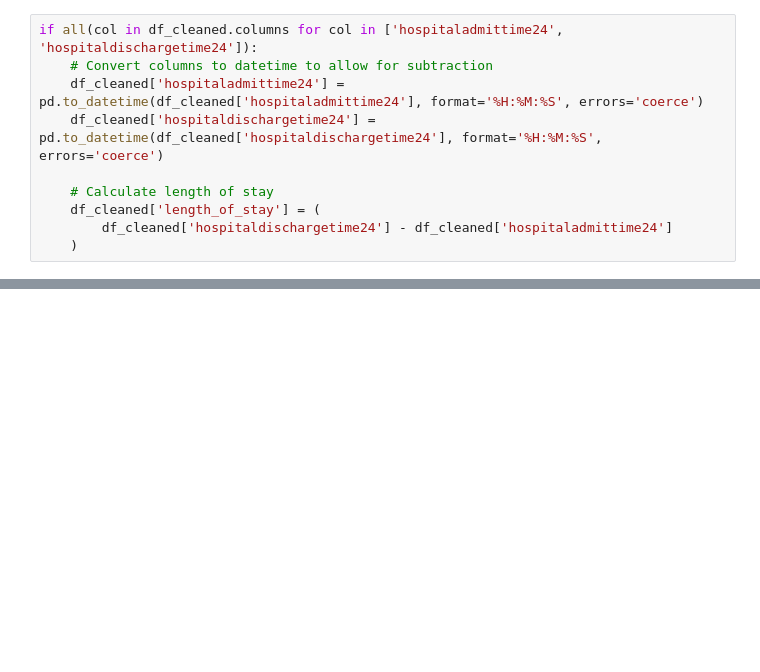
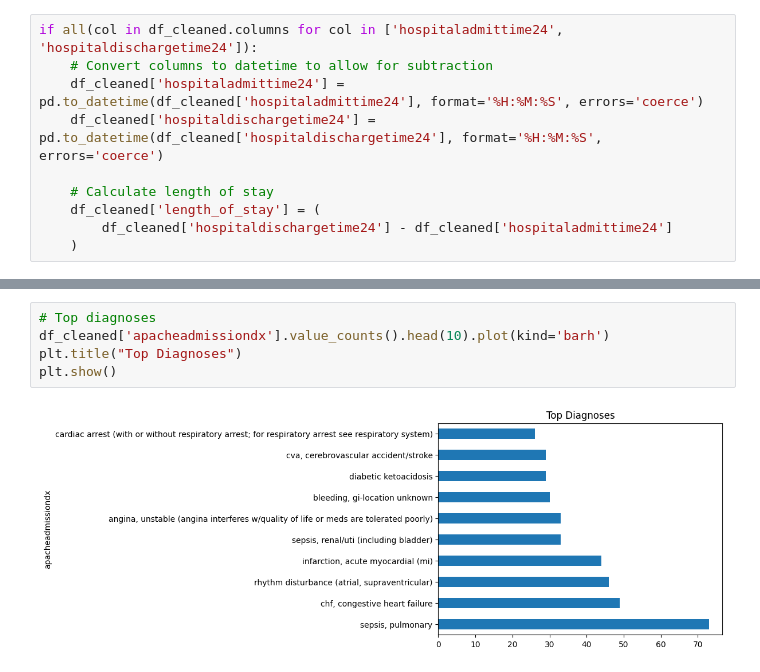
Before and after one commit to RanaAAAli/bachelor-, a Jupyter notebook: notebook71d6f1caa9.ipynb, the cells around one changed output, grey strips where cells are left out. Drawn from its saved outputs; the diff is of its cells as text; blank space fills up the shorter version.

```diff
--- a/notebook71d6f1caa9.ipynb
+++ b/notebook71d6f1caa9.ipynb
@@ -266,0 +270,7 @@ if all(col in df_cleaned.columns for col in ['hospitaladmittime24', 'hospitaldis
+# %%
+# Top diagnoses
+df_cleaned['apacheadmissiondx'].value_counts().head(10).plot(kind='barh')
+plt.title("Top Diagnoses")
+plt.show()
+# %% [output]
+[figure, added]
```
Also changed, not shown: parts of 4 cells of this notebook.
